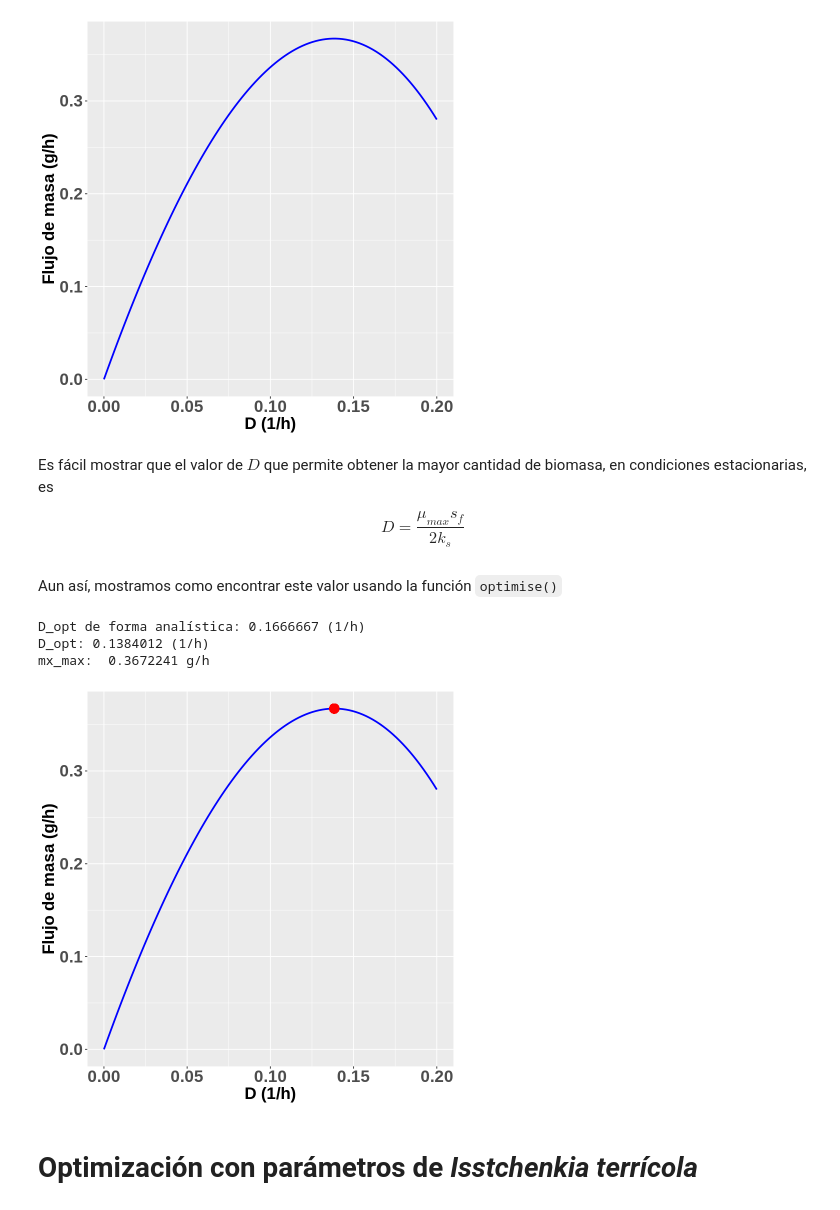
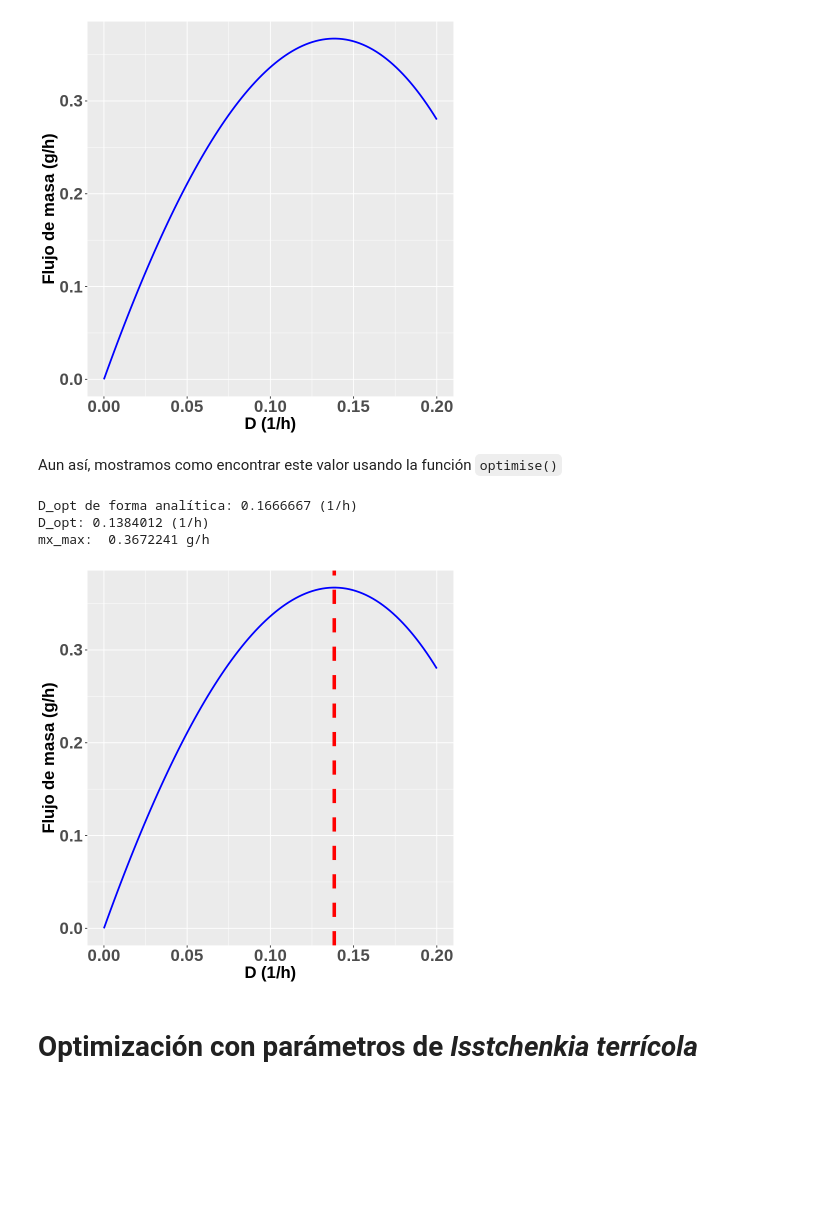
Before and after one commit to JuanM-GG/modelos-tesis, a Jupyter notebook: optimizacion_tasa_dilucion.ipynb, the cells around one changed output. Saved outputs shown, nothing was run; the diff lists cells and outputs as text; code cells hidden in the pictures; blank space fills up the shorter version.

```diff
--- a/optimizacion_tasa_dilucion.ipynb
+++ b/optimizacion_tasa_dilucion.ipynb
@@ -70,10 +66,6 @@ ggplot(out, aes(x = D, y = Gain)) +
         legend.text = element_text(size=20))
 # %% [output]
 [figure]
-# %% [markdown]
-Es fácil mostrar que el valor de $D$ que permite obtener la mayor cantidad de biomasa, en condiciones estacionarias, es
-
-$$D = \frac{\mu_{max} s_f}{2k_s}$$
 # %%
 #@title función para obtener D_opt para un conjunto de parametros
 D_opt <- function(p) {
@@ -98,29 +90,29 @@ gain2 <- function(x, p) {
 # encontrar el máximo
 sol <- optimise(f = gain2, lower = 0,upper = 0.5, p = p)
 # resultado analítico
-cat("D_opt de forma analística:", D_opt(p), "(1/h) \n")
+cat("D_opt de forma analítica:", D_opt(p), "(1/h) \n")
 # resultado numérico
 cat("D_opt:", sol$minimum, "(1/h) \n")
 cat("mx_max: ", - sol$objective, "g/h")
 # %% [output]
-D_opt de forma analística: 0.1666667 (1/h)
+D_opt de forma analítica: 0.1666667 (1/h)
 D_opt: 0.1384012 (1/h)
 mx_max:  0.3672241 g/h
 # %%
 # mostrar resultados
 ggplot(out, aes(x = D, y = Gain)) +
   geom_line(lty = 1, lwd = 1, color = "blue") +
-  geom_point(x = sol$minimum, y =  - sol$objective, color = "red", size = 5) +
+  geom_vline(xintercept = sol$minimum, color = "red", lwd = 2, lty = 2) +
   ylab("Flujo de masa (g/h)") +
   xlab("D (1/h)") +
   theme(
         plot.title = element_text(size=22),
         axis.text=element_text(size=20, face = "bold"),
         axis.title=element_text(size=20,face="bold"),
         legend.title = element_text(size=20),
         legend.text = element_text(size=20))
 # %% [output]
-[figure, old version]
+[figure, new version]
 # %% [markdown]
 # Optimización con parámetros de *Isstchenkia terrícola*
 # %% [markdown]
```
Also changed, not shown: parts of 16 cells of this notebook.
